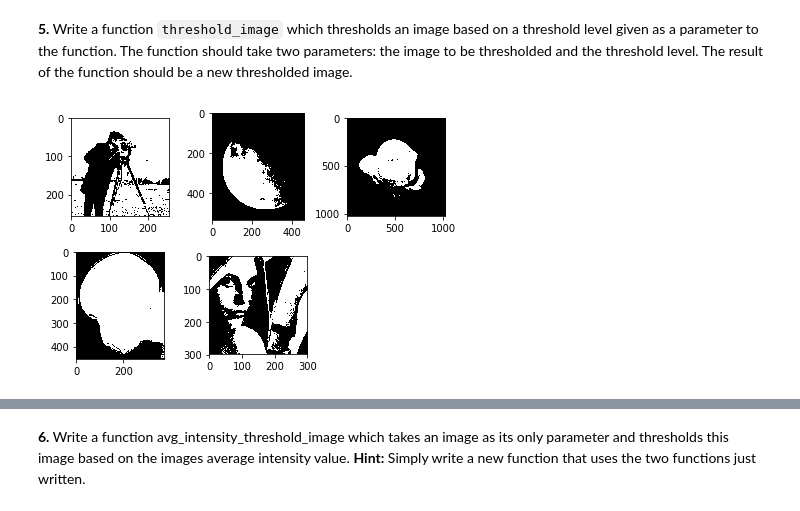
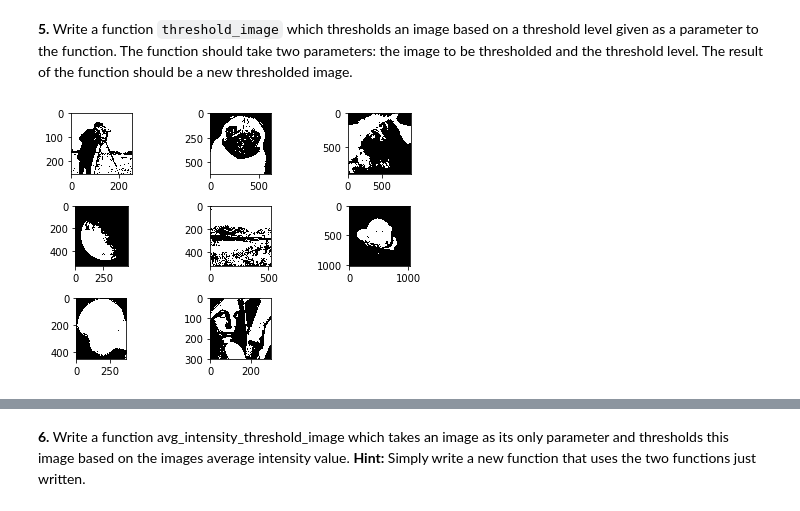
Before and after one commit to sorelyss/PDI, a Jupyter notebook: Problem_Set_1/problem_set_1.ipynb, the cells around one changed output, grey strips where cells are left out. Saved outputs shown, nothing was run; the diff lists cells and outputs as text; code cells hidden in the pictures.

```diff
--- a/Problem_Set_1/problem_set_1.ipynb
+++ b/Problem_Set_1/problem_set_1.ipynb
@@ -25,7 +25,7 @@ images = [] # List with all the images read
 fig = plt.figure();
 for i,name in enumerate(filenames):
     img = cv2.imread("images/"+name, cv2.IMREAD_GRAYSCALE) # Load the image
-    plt.subplot(231+i); plt.imshow(img, cmap='gray'); plt.title(name); # Subplot the image
+    plt.subplot(331+i); plt.imshow(img, cmap='gray'); plt.title(name); # Subplot the image
     print "Image size: " + str(img.shape); # Size of the image
     cv2.imwrite("images_copy/copy_"+name,img.copy()); # Save a new copy (copied files will be in 'images_copy' folder)
     images.append(img) # Insert the img into the group of images
@@ -119,27 +156,20 @@ Average intensity level of the image: 93.2467
 # %%
 def threshold_image(image, th):
     """ Function that thresholds an image with an input threshold level.
     Input:   image: numpy array with the image data.
     =======     th: thershold value
 
     Output: img_th: numpy array with the thresholded image.
     =======
     """
     _, img_th = cv2.threshold(image, th, 255, 0)
     return img_th
 
 fig = plt.figure();
 for i, img in enumerate(images):
     th_image = threshold_image(img, 100) # Call the function to threshold 'img' with a th level of 100
-    plt.subplot(2,3,1+i); plt.imshow(th_image, cmap='gray'); # Subplot the thresholded image
+    plt.subplot(3,3,1+i); plt.imshow(th_image, cmap='gray'); # Subplot the thresholded image
 fig.tight_layout()
 plt.show()
-#CATHEEEEEEEEEEEEEE HABLA AQUÍ DE LOS TIPOS DE THERSHOLD Y QUE ESCOGIMOS EL 0 QUE ES BINARIA POR LO QUE DICE LA DOCUMENTACION
-"""
-The function is typically used to get a bi-level (binary) image out of a grayscale image
-or for removing a noise, that is, filtering out pixels with too small or too large values.
-"""
-# http://docs.opencv.org/2.4/modules/imgproc/doc/miscellaneous_transformations.html?highlight=threshold#threshold
-# http://docs.opencv.org/2.4/_images/threshold.png
 # %% [output]
-[figure, old version]
+[figure, new version]
```
Also changed, not shown: parts of 18 cells of this notebook, 4 other files.
